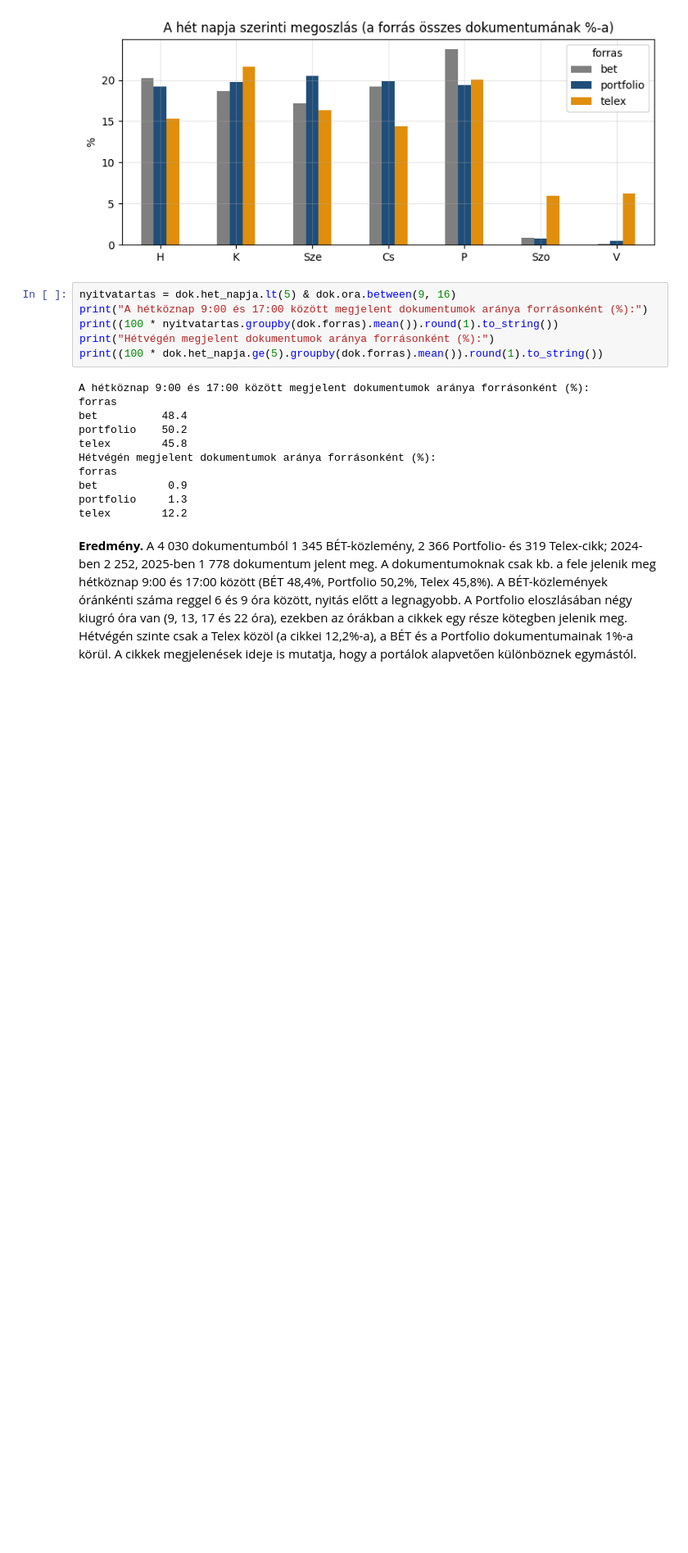
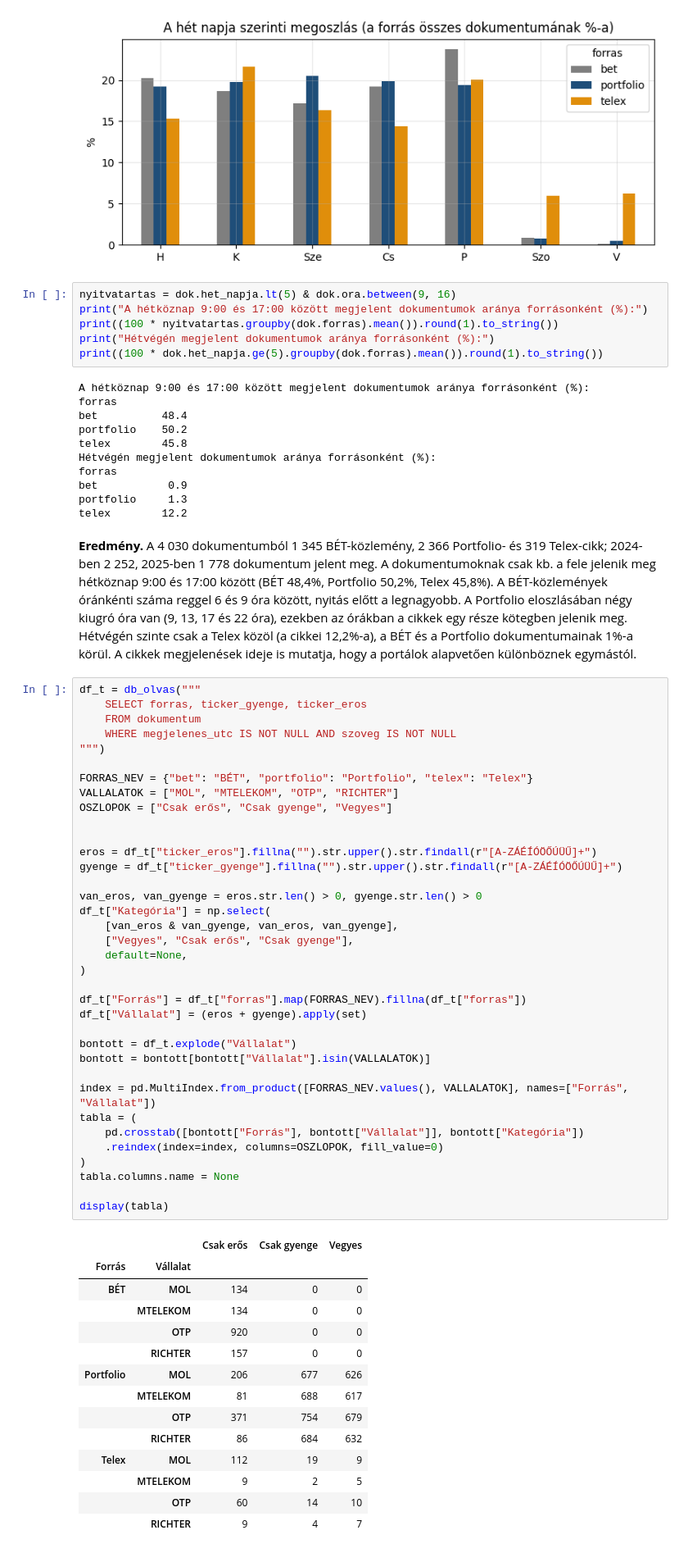
Before and after one commit to Tamacsa/BGE-Szakdolgozat, a Jupyter notebook: 02a_dokumentum_leiro.ipynb, the cells around one changed output. Shown at 82% size. Drawn from its saved outputs; the diff is of its cells as text; blank space fills up the shorter version.

```diff
--- a/02a_dokumentum_leiro.ipynb
+++ b/02a_dokumentum_leiro.ipynb
@@ -122,3 +122,54 @@ portfolio     1.3
 telex        12.2
 # %% [markdown]
 **Eredmény.** A 4 030 dokumentumból 1 345 BÉT-közlemény, 2 366 Portfolio- és 319 Telex-cikk; 2024-ben 2 252, 2025-ben 1 778 dokumentum jelent meg. A dokumentumoknak csak kb. a fele jelenik meg hétköznap 9:00 és 17:00 között (BÉT 48,4%, Portfolio 50,2%, Telex 45,8%). A BÉT-közlemények óránkénti száma reggel 6 és 9 óra között, nyitás előtt a legnagyobb. A Portfolio eloszlásában négy kiugró óra van (9, 13, 17 és 22 óra), ezekben az órákban a cikkek egy része kötegben jelenik meg. Hétvégén szinte csak a Telex közöl (a cikkei 12,2%-a), a BÉT és a Portfolio dokumentumainak 1%-a körül. A cikkek megjelenések ideje is mutatja, hogy a portálok alapvetően különböznek egymástól.
+# %%
+df_t = db_olvas("""
+    SELECT forras, ticker_gyenge, ticker_eros
+    FROM dokumentum
+    WHERE megjelenes_utc IS NOT NULL AND szoveg IS NOT NULL
+""")
+
+FORRAS_NEV = {"bet": "BÉT", "portfolio": "Portfolio", "telex": "Telex"}
+VALLALATOK = ["MOL", "MTELEKOM", "OTP", "RICHTER"]
+OSZLOPOK = ["Csak erős", "Csak gyenge", "Vegyes"]
+
+
+eros = df_t["ticker_eros"].fillna("").str.upper().str.findall(r"[A-ZÁÉÍÓÖŐÚÜŰ]+")
+gyenge = df_t["ticker_gyenge"].fillna("").str.upper().str.findall(r"[A-ZÁÉÍÓÖŐÚÜŰ]+")
+
+van_eros, van_gyenge = eros.str.len() > 0, gyenge.str.len() > 0
+df_t["Kategória"] = np.select(
+    [van_eros & van_gyenge, van_eros, van_gyenge],
+    ["Vegyes", "Csak erős", "Csak gyenge"],
+    default=None,
+)
+
+df_t["Forrás"] = df_t["forras"].map(FORRAS_NEV).fillna(df_t["forras"])
+df_t["Vállalat"] = (eros + gyenge).apply(set)
+
+bontott = df_t.explode("Vállalat")
+bontott = bontott[bontott["Vállalat"].isin(VALLALATOK)]
+
+index = pd.MultiIndex.from_product([FORRAS_NEV.values(), VALLALATOK], names=["Forrás", "Vállalat"])
+tabla = (
+    pd.crosstab([bontott["Forrás"], bontott["Vállalat"]], bontott["Kategória"])
+    .reindex(index=index, columns=OSZLOPOK, fill_value=0)
+)
+tabla.columns.name = None
+
+display(tabla)
+# %% [output]
+|  |  | Csak erős | Csak gyenge | Vegyes |
+| Forrás | Vállalat |  |  |  |
+| BÉT | MOL | 134 | 0 | 0 |
+|  | MTELEKOM | 134 | 0 | 0 |
+|  | OTP | 920 | 0 | 0 |
+|  | RICHTER | 157 | 0 | 0 |
+| Portfolio | MOL | 206 | 677 | 626 |
+|  | MTELEKOM | 81 | 688 | 617 |
+|  | OTP | 371 | 754 | 679 |
+|  | RICHTER | 86 | 684 | 632 |
+| Telex | MOL | 112 | 19 | 9 |
+|  | MTELEKOM | 9 | 2 | 5 |
+|  | OTP | 60 | 14 | 10 |
+|  | RICHTER | 9 | 4 | 7 |
```
Also changed, not shown: 2 other files.
